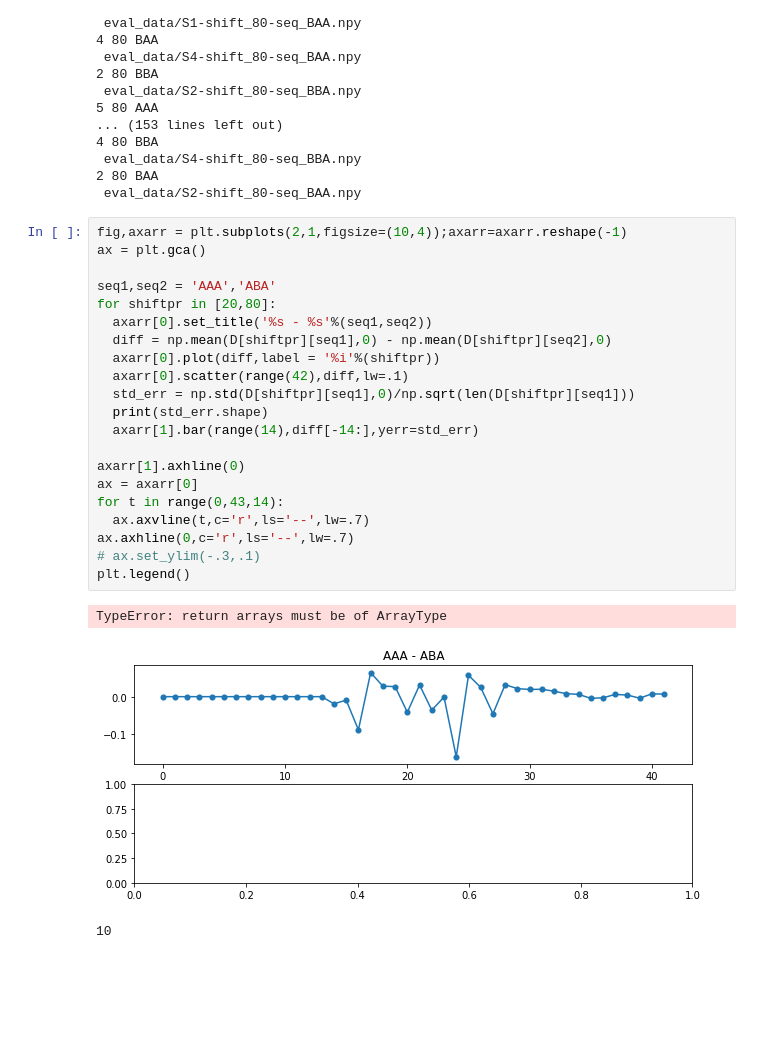
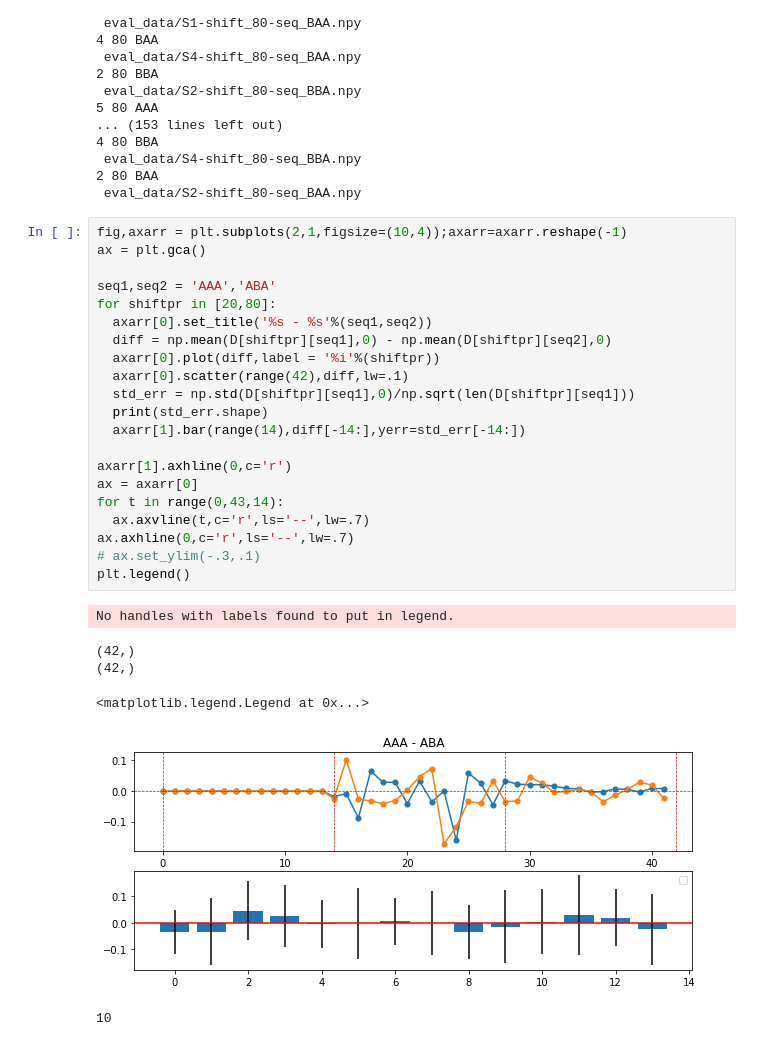
Before and after one commit to andrebeu/cswNets, a Jupyter notebook: cswNets.ipynb, the cells around one changed output. Cells and saved outputs as stored; diff of their text form; blank space fills up the shorter version.

```diff
--- a/cswNets.ipynb
+++ b/cswNets.ipynb
@@ -223,27 +223,30 @@ eval_data/S7-shift_80-seq_BBA.npy
 # %%
 fig,axarr = plt.subplots(2,1,figsize=(10,4));axarr=axarr.reshape(-1)
 ax = plt.gca()
 
 seq1,seq2 = 'AAA','ABA'
 for shiftpr in [20,80]:
   axarr[0].set_title('%s - %s'%(seq1,seq2))
   diff = np.mean(D[shiftpr][seq1],0) - np.mean(D[shiftpr][seq2],0)
   axarr[0].plot(diff,label = '%i'%(shiftpr))
   axarr[0].scatter(range(42),diff,lw=.1)
   std_err = np.std(D[shiftpr][seq1],0)/np.sqrt(len(D[shiftpr][seq1]))
   print(std_err.shape)
-  axarr[1].bar(range(14),diff[-14:],yerr=std_err)
+  axarr[1].bar(range(14),diff[-14:],yerr=std_err[-14:])
 
-axarr[1].axhline(0)
+axarr[1].axhline(0,c='r')
 ax = axarr[0]
 for t in range(0,43,14):
   ax.axvline(t,c='r',ls='--',lw=.7)
 ax.axhline(0,c='r',ls='--',lw=.7)
 # ax.set_ylim(-.3,.1)
 plt.legend()
 # %% [output]
-TypeError: return arrays must be of ArrayType
+No handles with labels found to put in legend.
+(42,)
+(42,)
+<matplotlib.legend.Legend at 0x...>
-[figure, old version]
+[figure, new version]
 # %%
 # %% [output]
 10
```
Also changed, not shown: 3 other files.
